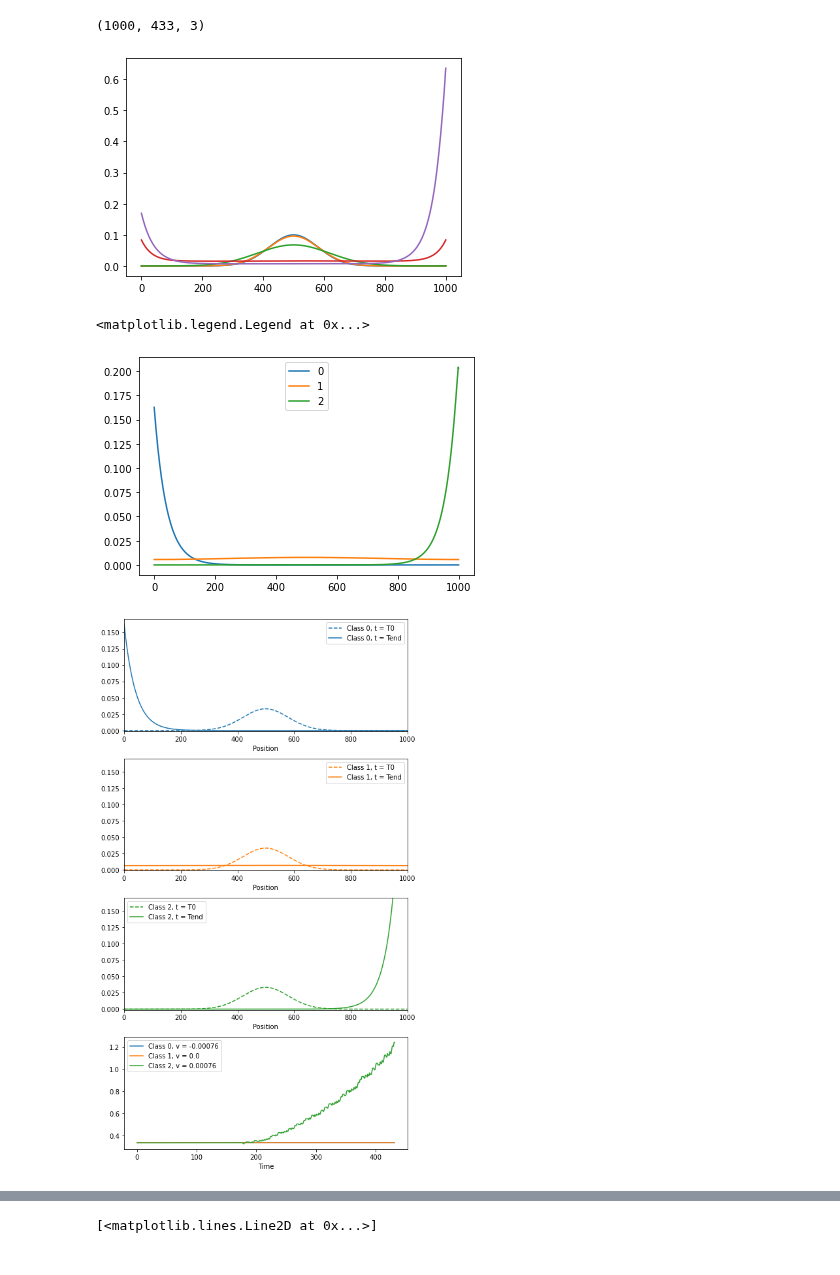
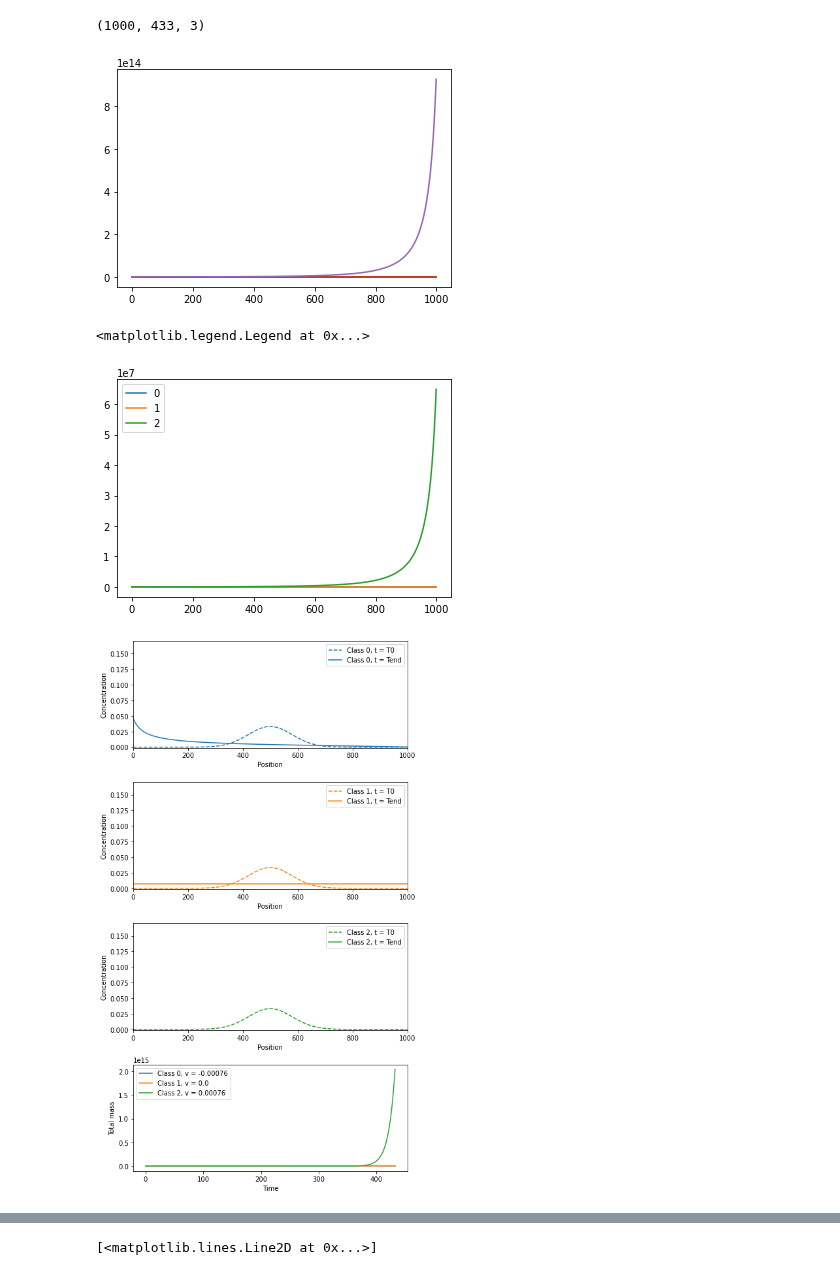
Before and after one commit to nordam/Eulerian-and-Lagrangian-methods, a Jupyter notebook: notebooks/Debugging.ipynb, the cells around one changed output, grey strips where cells are left out. Cells and saved outputs as stored; diff of their text form; code cells hidden in the pictures.

```diff
--- a/notebooks/Debugging.ipynb
+++ b/notebooks/Debugging.ipynb
@@ -238,7 +238,7 @@ c_list[0].shape
 # %% [markdown]
 # Loading and looking at results
 # %%
-C = np.load('../data/Case0_K_A_block_Nclasses=3_NJ=1000_dt=300.npy')
+C = np.load('../data/Case0_K_B_block_Nclasses=3_NJ=1000_dt=300.npy')
 C.shape
 # %% [output]
 (1000, 433, 3)
@@ -246,7 +246,7 @@ C.shape
 for i in [0, 1, 10, 70, -1]:
     plt.plot(np.sum(C[:,i,:], axis = -1))
 # %% [output]
-[figure, old version]
+[figure, new version]
 # %%
 it = 250
 for i in (0, 1, 2):
@@ -256,25 +256,27 @@ for i in (0, 1, 2):
 plt.legend()
 # %% [output]
 <matplotlib.legend.Legend at 0x...>
-[figure, old version]
+[figure, new version]
 # %%
 fig, ax = plt.subplots(nrows = 4, figsize = (7,12))
 
 for i in (0, 1, 2):
     speeds = [-2*0.38e-3, 0.0, 2*0.38e-3]
     l, = ax[3].plot(params.dz*np.sum(C[:,:,i], axis = (0)), label = f'Class {i}, v = {speeds[i]}')
     ax[i].plot(C[:,0,i], '--', c = l.get_color(), label = f'Class {i}, t = T0')
     ax[i].plot(C[:,-1,i], c = l.get_color(), label = f'Class {i}, t = Tend')
     ax[i].legend()
     ax[i].set_ylim(-0.001, 0.17)
     ax[i].set_xlim(0, 1000)
     ax[i].set_xlabel('Position')
+    ax[i].set_ylabel('Concentration')
 
+ax[3].set_ylabel('Total mass')
 ax[3].set_xlabel('Time')
 ax[3].legend()
 plt.tight_layout()
 # %% [output]
-[figure, old version]
+[figure, new version]
 # %%
 for i in range(5):
     plt.plot(C[:,i,2])
```
Also changed, not shown: parts of 1 cell of this notebook, 1 other file.
